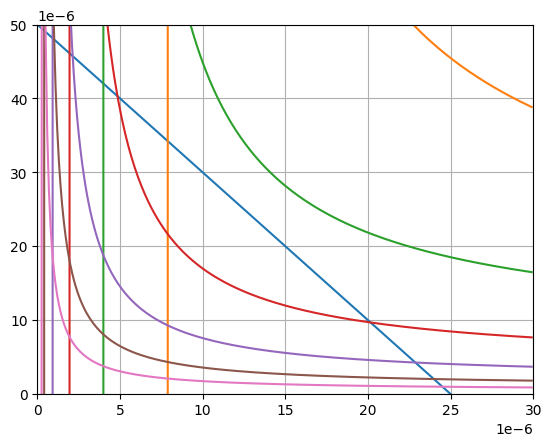
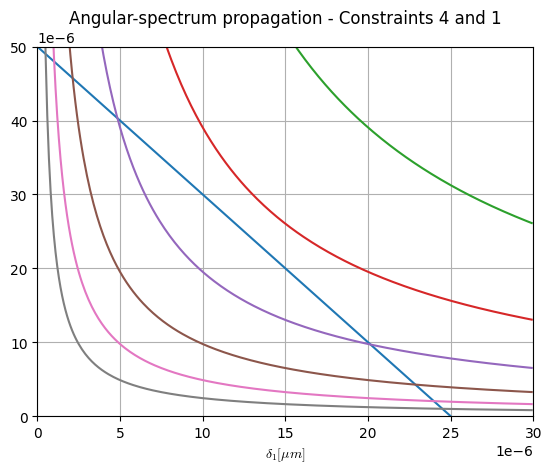
The change to this notebook cell's code, shown as a diff; its figure went from the first image to the second:
--- before
+++ after
@@ -7,5 +7,6 @@
 wvl = 1e-6
 d1 = np.arange(0,30e-6,0.1e-6)
-Nsamp = 2**np.arange(7,13)
+N = 2**np.arange(7,13)
+R = 0.2 # Parabolic wave radius [m] unsure of the value
 
 fig,ax = plt.subplots()
@@ -19,8 +20,15 @@
 ax.plot(d1,d2_c1)
 
-for N in Nsamp:
-    d2_c2 = ((D2/2)+((wvl*Dz)/(2*d1)))\
-        /(N-(D1/(2*d1)))
-    ax.plot(d1,d2_c2)
+#### Constraint 3 ####
+d2_c3 = (1+(Dz/R))*d1 - (wvl*Dz)/(D1)
+d2_c3 = (1+(Dz/R))*d1 + (wvl*Dz)/(D1)
+ax.plot(d1,d2_c3)
 
+#### Constraint 4 ####
+for n in N:
+    d2_c4 = (wvl*Dz)/(n*d1)
+    ax.plot(d1,d2_c4)
+
+ax.set_title("Angular-spectrum propagation - Constraints 4 and 1")
+ax.set_xlabel(r"$\delta_1[\mu m]$",math_fontfamily='cm')
 plt.show()

Commit: constraints